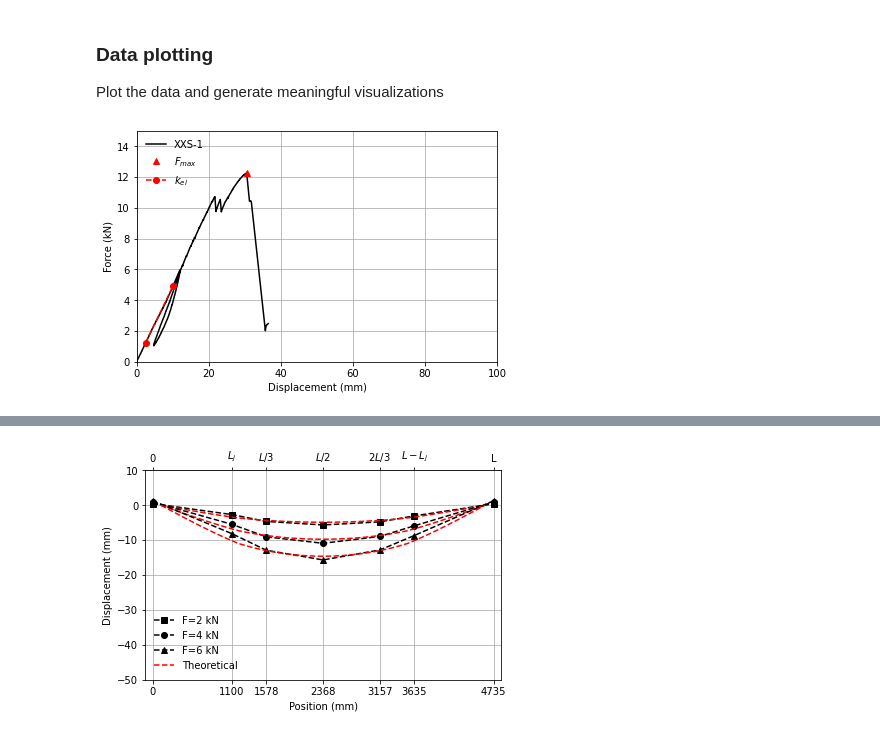
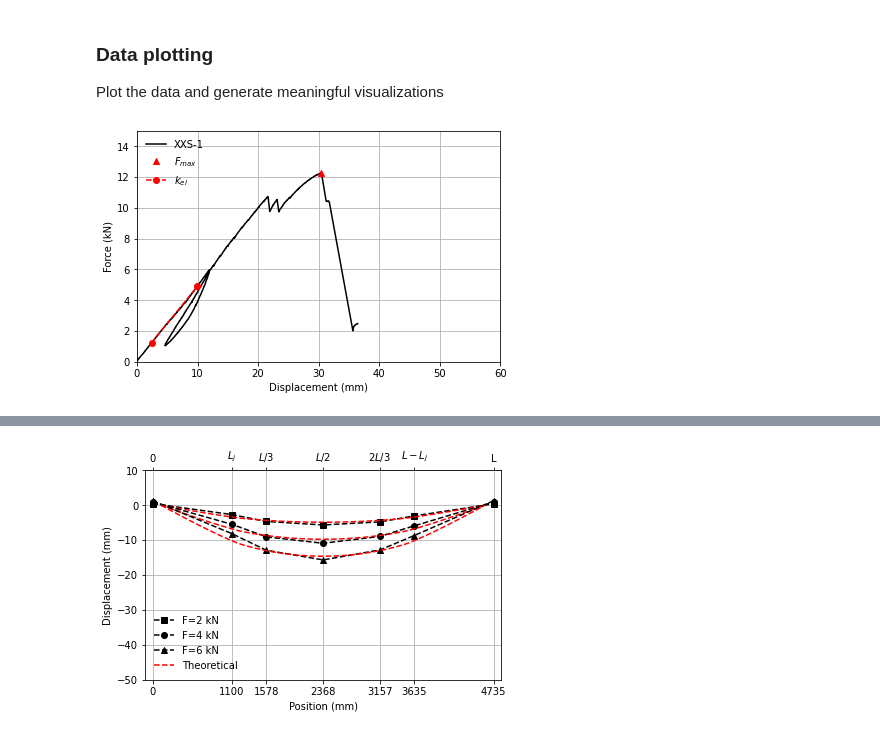
Before and after one commit to gabrielegranello/OSB_beam_testing, a Jupyter notebook: beam_postprocessing.ipynb, the cells around one changed output, grey strips where cells are left out. Saved outputs shown, nothing was run; the diff lists cells and outputs as text; code cells hidden in the pictures.

```diff
--- a/beam_postprocessing.ipynb
+++ b/beam_postprocessing.ipynb
@@ -133,32 +133,32 @@ Plot the data and generate meaningful visualizations
 # %%
 # Plot the force displacement
 output_folder="Figures/";
 x_label_plot='Displacement (mm)'; # labelling of the x axis
 y_label_plot='Force (kN)'; # labelling of the y axis
 fig_h=10; # fig height in cm
 fig_w=15; # fig with in cm
-x_lim_plot=[0,100]; # limits in the plot
+x_lim_plot=[0,60]; # limits in the plot
 y_lim_plot=[0,15]; # limits in the plot
 
 test_to_plot='XXS-1'; # name of the test to plot
 test=experiment_dictionary[test_to_plot]; # select the test to plot
 fig,ax=plt.subplots()
 ax.plot(test.data_offset_removed[displacement_header],test.data_offset_removed[force_header],color='k',linestyle='-',label=test.test_label)
 ax.plot(test.d_max,test.F_max,'r^',label=r'$F_{max}$')
 ax.plot([test.d_10,test.d_40],[test.F_10,test.F_40],'ro--',label=r'$k_{el}$')
 
 ax.grid()
 ax.legend(loc="upper left",framealpha=0.0)
 ax.set_xlim(x_lim_plot)
 ax.set_ylim(y_lim_plot)
 ax.set_xlabel(x_label_plot)
 ax.set_ylabel(y_label_plot)
 fig.set_size_inches(fig_w/2.54,fig_h/2.54)
 fig.tight_layout()
 name=output_folder+test_to_plot+'.png'
 fig.savefig(name,dpi=400)
 # %% [output]
-[figure, old version]
+[figure, new version]
 # %%
 fig,axes=plt.subplots(1,2)
 for test in experiment_dictionary.values():
```
Also changed, not shown: parts of 1 cell of this notebook.
